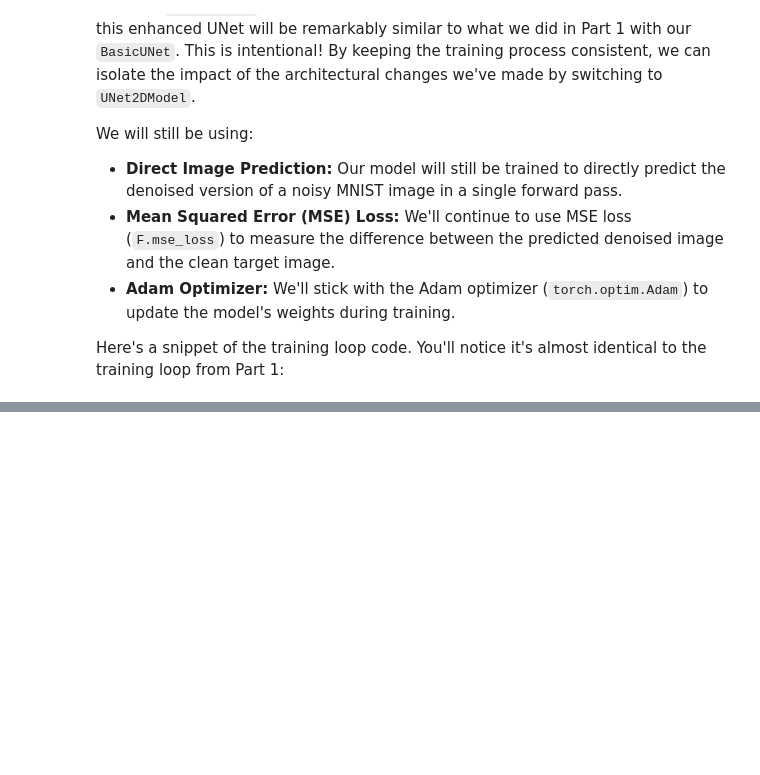
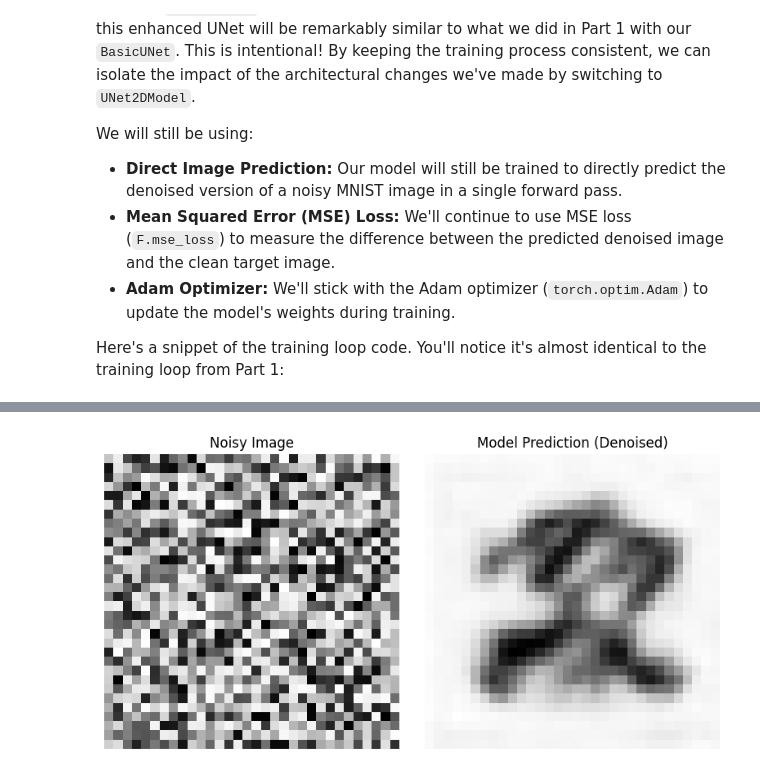
Before and after one commit to hassaanbinaslam/myblog, a Jupyter notebook: posts/2025-02-15-diffusion-model-mnist-part2.ipynb, the cells around one changed output, grey strips where cells are left out. Cells and saved outputs as stored; diff of their text form; code cells hidden in the pictures; blank space fills up the shorter version.

```diff
--- a/posts/2025-02-15-diffusion-model-mnist-part2.ipynb
+++ b/posts/2025-02-15-diffusion-model-mnist-part2.ipynb
@@ -255,0 +406,27 @@ Now that our enhanced UNet is trained, let's see how it performs in denoising MN
+# %%
+import torch
+import matplotlib.pyplot as plt
+
+# Generate a noisy image (random noise)
+noise_image = torch.rand(1, 32, 32)  # Example: Single-channel (grayscale) 32x32 noise image
+
+# Assume `model` is trained and available
+with torch.no_grad():
+    denoised_image = model(noise_image.unsqueeze(0).to(device), 0)  # Add batch dimension & move to device
+    denoised_image = denoised_image["sample"].squeeze(0).cpu().detach()  # Remove batch dim & move to CPU
+
+# Plot both images side by side
+fig, axs = plt.subplots(1, 2, figsize=(8, 4))
+
+axs[0].imshow(noise_image.squeeze(), cmap="Greys")
+axs[0].set_title("Noisy Image")
+axs[0].axis("off")
+
+axs[1].imshow(denoised_image.squeeze(), cmap="Greys")
+axs[1].set_title("Model Prediction (Denoised)")
+axs[1].axis("off")
+
+plt.tight_layout()
+plt.show()
+# %% [output]
+[figure, added]
```
Also changed, not shown: parts of 25 cells of this notebook.
